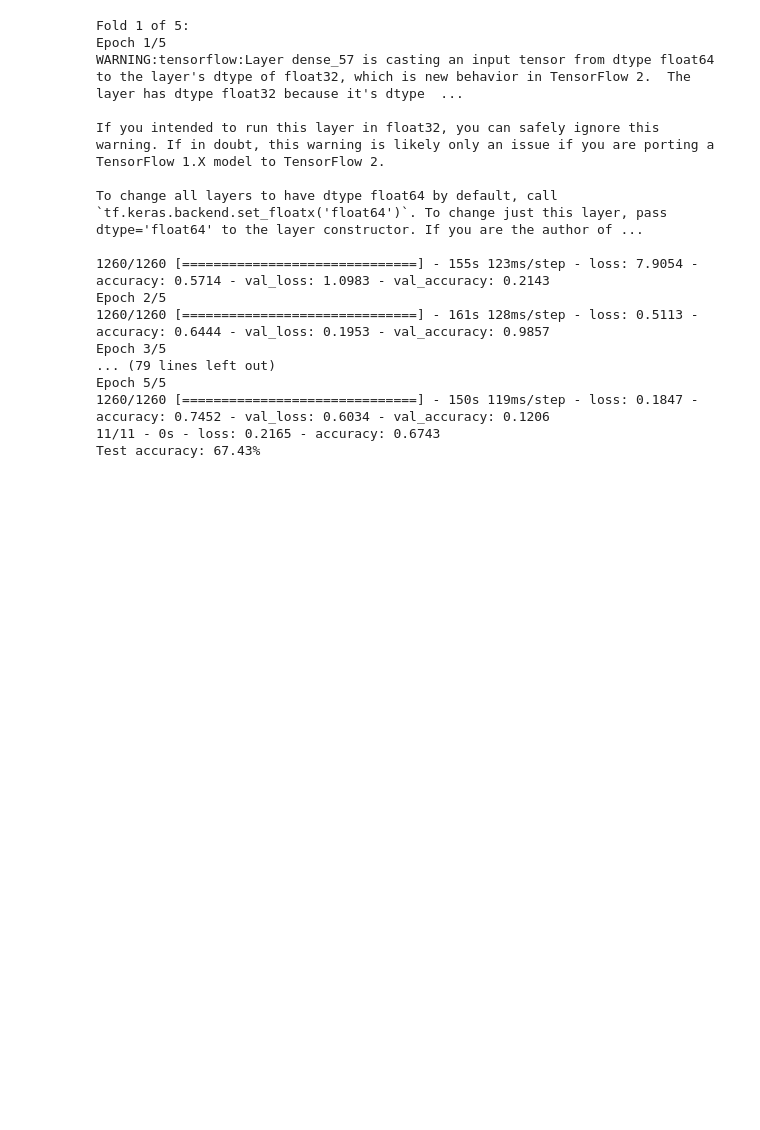
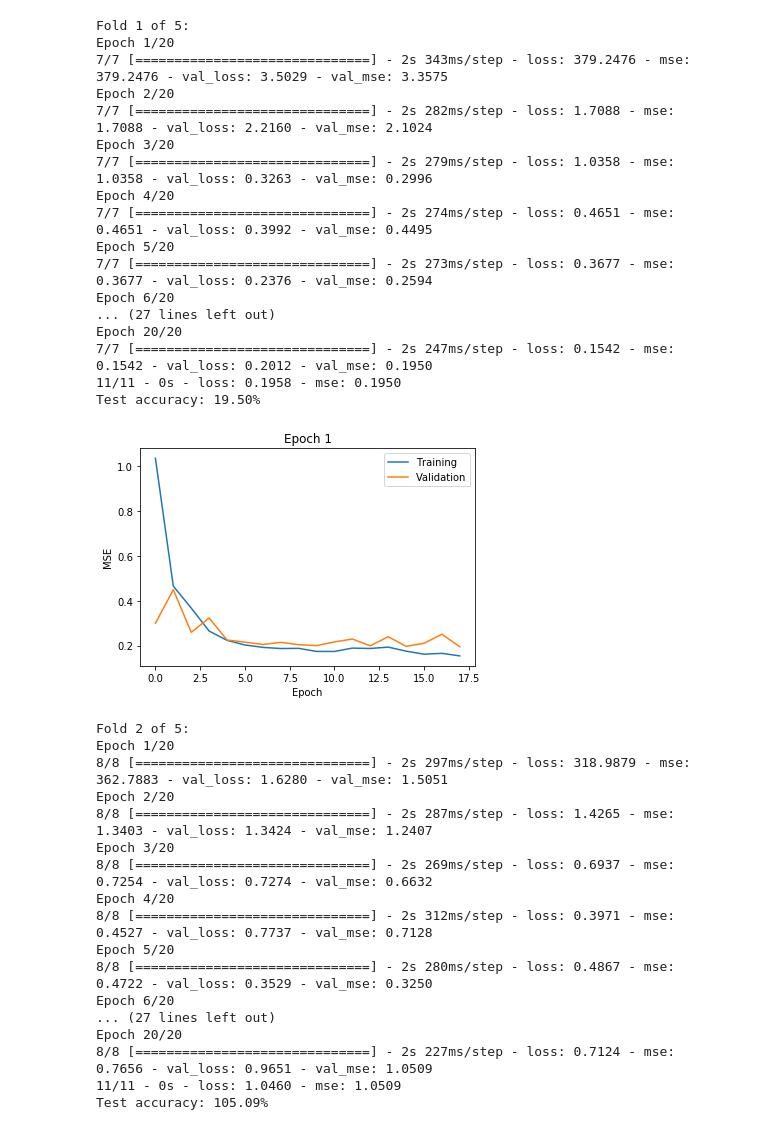
Before and after one commit to gassergalalali/Construction-Equipment-Classifier, a Jupyter notebook: 7-TensorFlow_Simple.ipynb, the cells around one changed output. Drawn from its saved outputs; the diff is of its cells as text; code cells hidden in the pictures; blank space fills up the shorter version.

```diff
--- a/7-TensorFlow_Simple.ipynb
+++ b/7-TensorFlow_Simple.ipynb
@@ -6,48 +7,78 @@ import sklearn.model_selection
 X = np.load("X.npy")
 t = np.load("y.npy")
 # %%
+tf.keras.backend.set_floatx('float64')
 number_of_folds = 5
 kf = sklearn.model_selection.KFold(number_of_folds, shuffle=True, random_state=1)
 for i, (train_index, test_index) in enumerate(kf.split(X)):
     print(f"Fold {i+1} of {number_of_folds}:")
     model = tf.keras.Sequential([
-        tf.keras.layers.Dense(300, activation='relu'),
+        tf.keras.layers.Dense(100, activation='relu'),
         tf.keras.layers.Dense(50, activation='relu'),
         tf.keras.layers.Dense(1)
     ])
     model.compile(
         optimizer='adam',
         loss="mse",
-        metrics=['accuracy']
+        metrics=['mse']
     )
-    model.fit(
+    history = model.fit(
         X[train_index],
         t[train_index],
-        epochs=5,
-        batch_size=1,
-        validation_split=0.1
+        epochs=20,
+        batch_size=200,
+        validation_data=(
+            X[test_index],
+            t[test_index]
+        )
     )
     test_loss, test_acc = model.evaluate(
         X[test_index],
         t[test_index],
         verbose=2
     )
     print(f'Test accuracy: {test_acc:.2%}')
+    plt.figure()
+    plt.plot(history.history['mse'][2:], label="Training")
+    plt.plot(history.history['val_mse'][2:], label="Validation")
+    plt.xlabel("Epoch")
+    plt.ylabel("MSE")
+    plt.title(f"Epoch {i + 1}")
+    plt.legend()
+    plt.show()
 # %% [output]
 Fold 1 of 5:
-Epoch 1/5
-WARNING:tensorflow:Layer dense_57 is casting an input tensor from dtype float64 to the layer's dtype of float32, which is new behavior in TensorFlow 2.  The layer has dtype float32 because it's dtype  ...
-
-If you intended to run this layer in float32, you can safely ignore this warning. If in doubt, this warning is likely only an issue if you are porting a TensorFlow 1.X model to TensorFlow 2.
-
-To change all layers to have dtype float64 by default, call `tf.keras.backend.set_floatx('float64')`. To change just this layer, pass dtype='float64' to the layer constructor. If you are the author of ...
-
-1260/1260 [==============================] - 155s 123ms/step - loss: 7.9054 - accuracy: 0.5714 - val_loss: 1.0983 - val_accuracy: 0.2143
-Epoch 2/5
-1260/1260 [==============================] - 161s 128ms/step - loss: 0.5113 - accuracy: 0.6444 - val_loss: 0.1953 - val_accuracy: 0.9857
-Epoch 3/5
-... (79 lines left out)
-Epoch 5/5
-1260/1260 [==============================] - 150s 119ms/step - loss: 0.1847 - accuracy: 0.7452 - val_loss: 0.6034 - val_accuracy: 0.1206
-11/11 - 0s - loss: 0.2165 - accuracy: 0.6743
-Test accuracy: 67.43%
+Epoch 1/20
+7/7 [==============================] - 2s 343ms/step - loss: 379.2476 - mse: 379.2476 - val_loss: 3.5029 - val_mse: 3.3575
+Epoch 2/20
+7/7 [==============================] - 2s 282ms/step - loss: 1.7088 - mse: 1.7088 - val_loss: 2.2160 - val_mse: 2.1024
+Epoch 3/20
+7/7 [==============================] - 2s 279ms/step - loss: 1.0358 - mse: 1.0358 - val_loss: 0.3263 - val_mse: 0.2996
+Epoch 4/20
+7/7 [==============================] - 2s 274ms/step - loss: 0.4651 - mse: 0.4651 - val_loss: 0.3992 - val_mse: 0.4495
+Epoch 5/20
+7/7 [==============================] - 2s 273ms/step - loss: 0.3677 - mse: 0.3677 - val_loss: 0.2376 - val_mse: 0.2594
+Epoch 6/20
+... (27 lines left out)
+Epoch 20/20
+7/7 [==============================] - 2s 247ms/step - loss: 0.1542 - mse: 0.1542 - val_loss: 0.2012 - val_mse: 0.1950
+11/11 - 0s - loss: 0.1958 - mse: 0.1950
+Test accuracy: 19.50%
+[figure, added]
+Fold 2 of 5:
+Epoch 1/20
+8/8 [==============================] - 2s 297ms/step - loss: 318.9879 - mse: 362.7883 - val_loss: 1.6280 - val_mse: 1.5051
+Epoch 2/20
+8/8 [==============================] - 2s 287ms/step - loss: 1.4265 - mse: 1.3403 - val_loss: 1.3424 - val_mse: 1.2407
+Epoch 3/20
+8/8 [==============================] - 2s 269ms/step - loss: 0.6937 - mse: 0.7254 - val_loss: 0.7274 - val_mse: 0.6632
+Epoch 4/20
+8/8 [==============================] - 2s 312ms/step - loss: 0.3971 - mse: 0.4527 - val_loss: 0.7737 - val_mse: 0.7128
+Epoch 5/20
+8/8 [==============================] - 2s 280ms/step - loss: 0.4867 - mse: 0.4722 - val_loss: 0.3529 - val_mse: 0.3250
+Epoch 6/20
+... (27 lines left out)
+Epoch 20/20
+8/8 [==============================] - 2s 227ms/step - loss: 0.7124 - mse: 0.7656 - val_loss: 0.9651 - val_mse: 1.0509
+11/11 - 0s - loss: 1.0460 - mse: 1.0509
+Test accuracy: 105.09%
```
Also changed, not shown: parts of 2 cells of this notebook, 1 other file.
